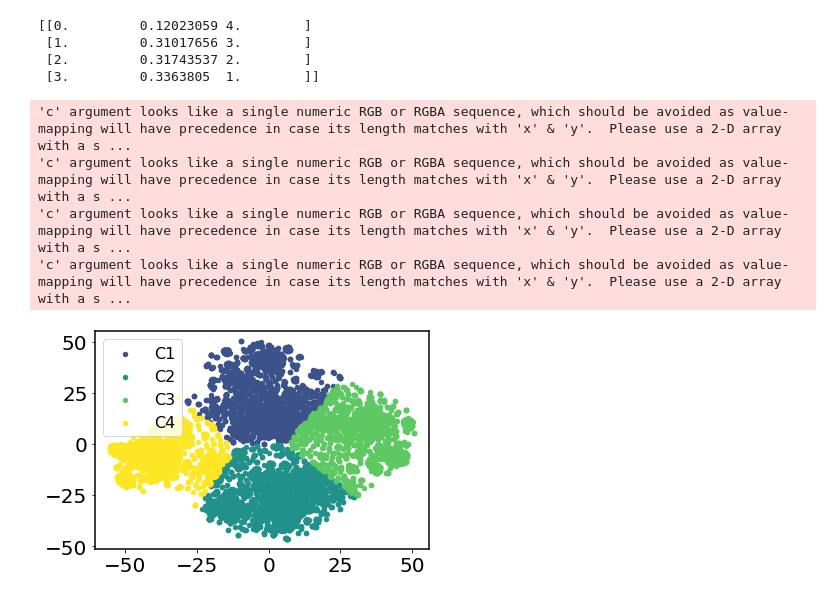
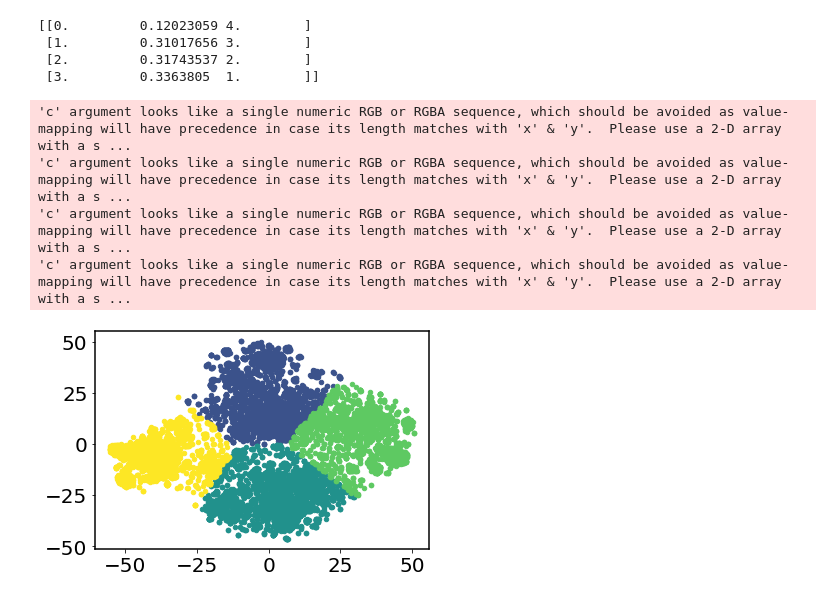
Before and after one commit to paulrobustelli/Zhu_Robustelli_AR_Covalent_Adducts_24, a Jupyter notebook: Zhu_AR_Ligands_Tau5R2R3_cluster_com_CYECYE7.ipynb, the cells around one changed output. Cells and saved outputs as stored; diff of their text form; code cells hidden in the pictures.

```diff
--- a/Zhu_AR_Ligands_Tau5R2R3_cluster_com_CYECYE7.ipynb
+++ b/Zhu_AR_Ligands_Tau5R2R3_cluster_com_CYECYE7.ipynb
@@ -311,32 +370,29 @@ color_list = ['C2', 'C4',]
 # %%
 ##### plotting for the best cluster with highest silhouette score######
 s = np.loadtxt(outdir + 'silhouette.txt')
 [bestP, bestK] = [400, 4]
 besttsne = np.loadtxt(outdir + 'tsnep'+str(int(bestP)))
 bestclust = np.loadtxt(outdir + 'kmeans_'+str(int(bestK)) +
                        'clusters_tsnep'+str(int(bestP))+'.dat')
 # plt.figure(figsize=(8, 6))
 plt.rc('font', family='sans-serif', weight='normal', size=14)
 plt.rc('axes', linewidth=1.5)
 cmap = cm.get_cmap('jet', bestK)
 
 for i in range(1, n_cluster+1):
     index = np.where(average_H1_H[:, 2] == i)[0]
     plt.scatter(besttsne[np.where(bestclust == index)[0], 0], besttsne[np.where(
         bestclust == index)[0], 1], s=20, alpha=1, c=plt.cm.viridis(round(256/n_cluster)*(i)), label='C'+str(i))
 
 plt.tick_params(axis='both', labelsize=20)
-plt.legend(loc='upper left', bbox_to_anchor=(
-    0, 1), fontsize=16, ncol=1)
-# plt.title('t-SNE', fontsize=20)
 plt.savefig(all_out_dir + 'tsne_color.png', dpi=300, bbox_inches='tight')
 plt.savefig(all_out_dir + 'tsne_color.pdf', dpi=300, bbox_inches='tight')
 # %% [output]
 'c' argument looks like a single numeric RGB or RGBA sequence, which should be avoided as value-mapping will have precedence in case its length matches with 'x' & 'y'.  Please use a 2-D array with a s ...
 'c' argument looks like a single numeric RGB or RGBA sequence, which should be avoided as value-mapping will have precedence in case its length matches with 'x' & 'y'.  Please use a 2-D array with a s ...
 'c' argument looks like a single numeric RGB or RGBA sequence, which should be avoided as value-mapping will have precedence in case its length matches with 'x' & 'y'.  Please use a 2-D array with a s ...
 'c' argument looks like a single numeric RGB or RGBA sequence, which should be avoided as value-mapping will have precedence in case its length matches with 'x' & 'y'.  Please use a 2-D array with a s ...
-[figure, old version]
+[figure, new version]
 # %%
 count = 0
 for i in range(0, len(traj_len_array)):
```
Also changed, not shown: parts of 17 cells of this notebook, 4 other files.
